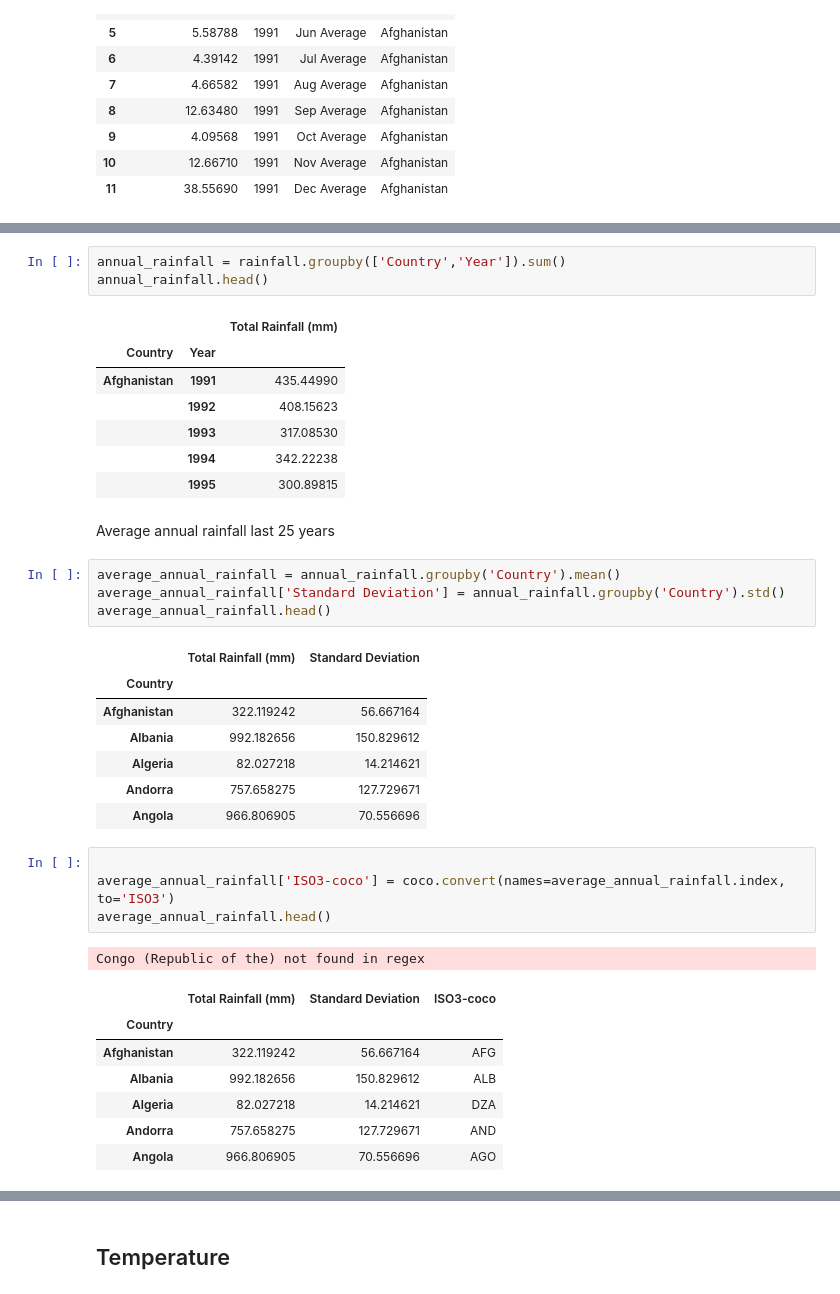
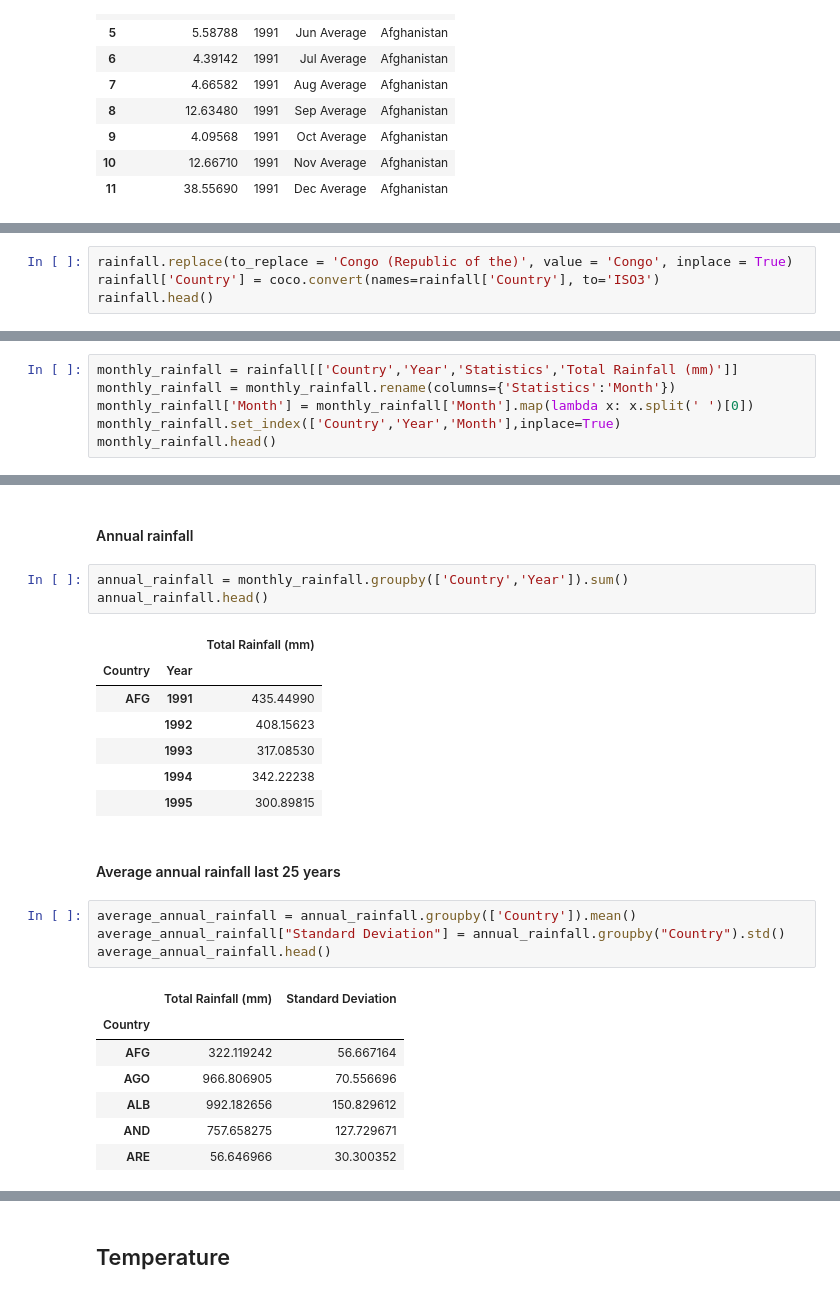
Before and after one commit to herbmks/MDA-Tuvalu, a Jupyter notebook: preprocessing climate factors.ipynb, the cells around one changed output, grey strips where cells are left out. Saved outputs shown, nothing was run; the diff lists cells and outputs as text.

```diff
--- a/preprocessing climate factors.ipynb
+++ b/preprocessing climate factors.ipynb
@@ -28,0 +33,4 @@ rainfall.head(12)
+# %%
+rainfall.replace(to_replace = 'Congo (Republic of the)', value = 'Congo', inplace = True)
+rainfall['Country'] = coco.convert(names=rainfall['Country'], to='ISO3')
+rainfall.head()
@@ -28,0 +46,6 @@ rainfall.head(12)
+# %%
+monthly_rainfall = rainfall[['Country','Year','Statistics','Total Rainfall (mm)']]
+monthly_rainfall = monthly_rainfall.rename(columns={'Statistics':'Month'})
+monthly_rainfall['Month'] = monthly_rainfall['Month'].map(lambda x: x.split(' ')[0])
+monthly_rainfall.set_index(['Country','Year','Month'],inplace=True)
+monthly_rainfall.head()
@@ -29,38 +60,27 @@ rainfall.head(12)
+# %% [markdown]
+#### Annual rainfall
 # %%
-annual_rainfall = rainfall.groupby(['Country','Year']).sum()
+annual_rainfall = monthly_rainfall.groupby(['Country','Year']).sum()
 annual_rainfall.head()
 # %% [output]
 |  |  | Total Rainfall (mm) |
 | Country | Year |  |
-| Afghanistan | 1991 | 435.44990 |
+| AFG | 1991 | 435.44990 |
 |  | 1992 | 408.15623 |
 |  | 1993 | 317.08530 |
 |  | 1994 | 342.22238 |
 |  | 1995 | 300.89815 |
 # %% [markdown]
-Average annual rainfall last 25 years
+#### Average annual rainfall last 25 years
 # %%
-average_annual_rainfall = annual_rainfall.groupby('Country').mean()
-average_annual_rainfall['Standard Deviation'] = annual_rainfall.groupby('Country').std()
+average_annual_rainfall = annual_rainfall.groupby(['Country']).mean()
+average_annual_rainfall["Standard Deviation"] = annual_rainfall.groupby("Country").std()
 average_annual_rainfall.head()
 # %% [output]
 |  | Total Rainfall (mm) | Standard Deviation |
 | Country |  |  |
-| Afghanistan | 322.119242 | 56.667164 |
-| Albania | 992.182656 | 150.829612 |
-| Algeria | 82.027218 | 14.214621 |
-| Andorra | 757.658275 | 127.729671 |
-| Angola | 966.806905 | 70.556696 |
+| AFG | 322.119242 | 56.667164 |
+| AGO | 966.806905 | 70.556696 |
+| ALB | 992.182656 | 150.829612 |
+| AND | 757.658275 | 127.729671 |
+| ARE | 56.646966 | 30.300352 |
-# %%
-
-average_annual_rainfall['ISO3-coco'] = coco.convert(names=average_annual_rainfall.index, to='ISO3')
-average_annual_rainfall.head()
-# %% [output]
-Congo (Republic of the) not found in regex
-|  | Total Rainfall (mm) | Standard Deviation | ISO3-coco |
-| Country |  |  |  |
-| Afghanistan | 322.119242 | 56.667164 | AFG |
-| Albania | 992.182656 | 150.829612 | ALB |
-| Algeria | 82.027218 | 14.214621 | DZA |
-| Andorra | 757.658275 | 127.729671 | AND |
-| Angola | 966.806905 | 70.556696 | AGO |
```
Also changed, not shown: parts of 41 cells of this notebook.
